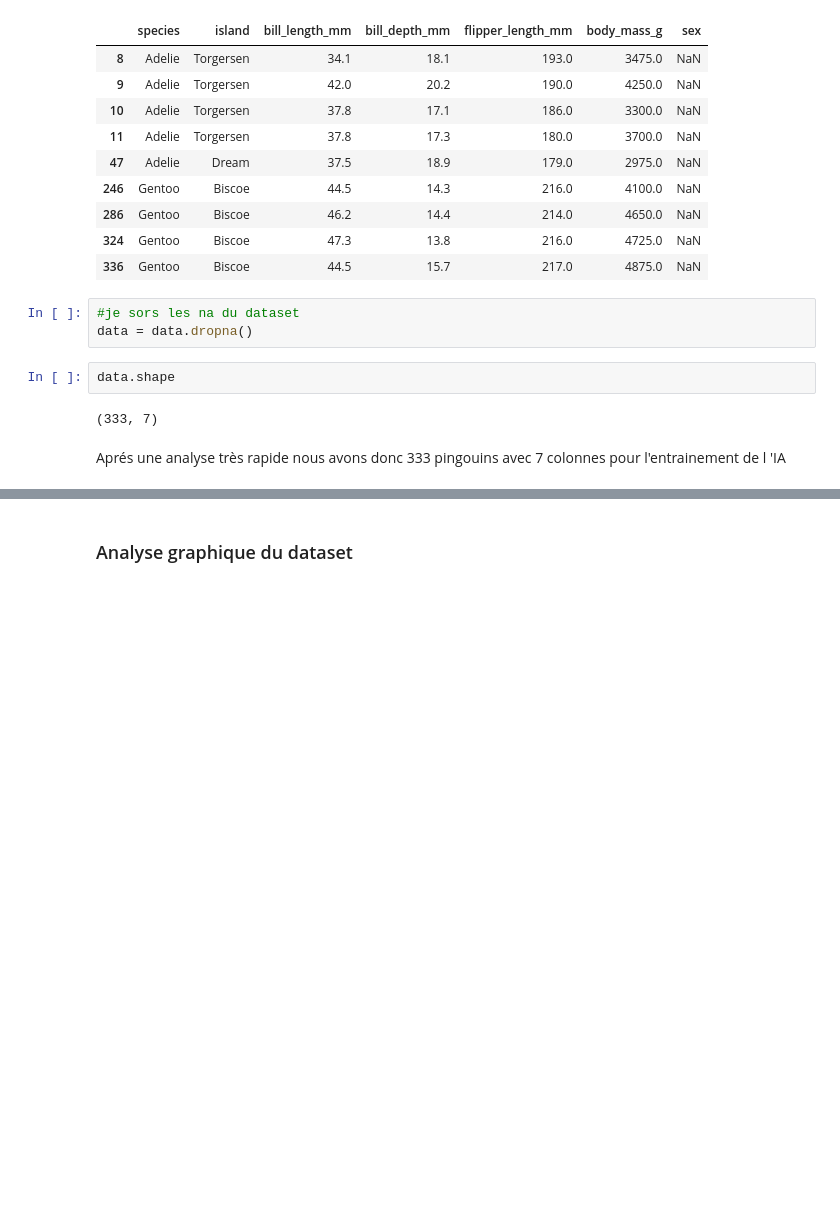
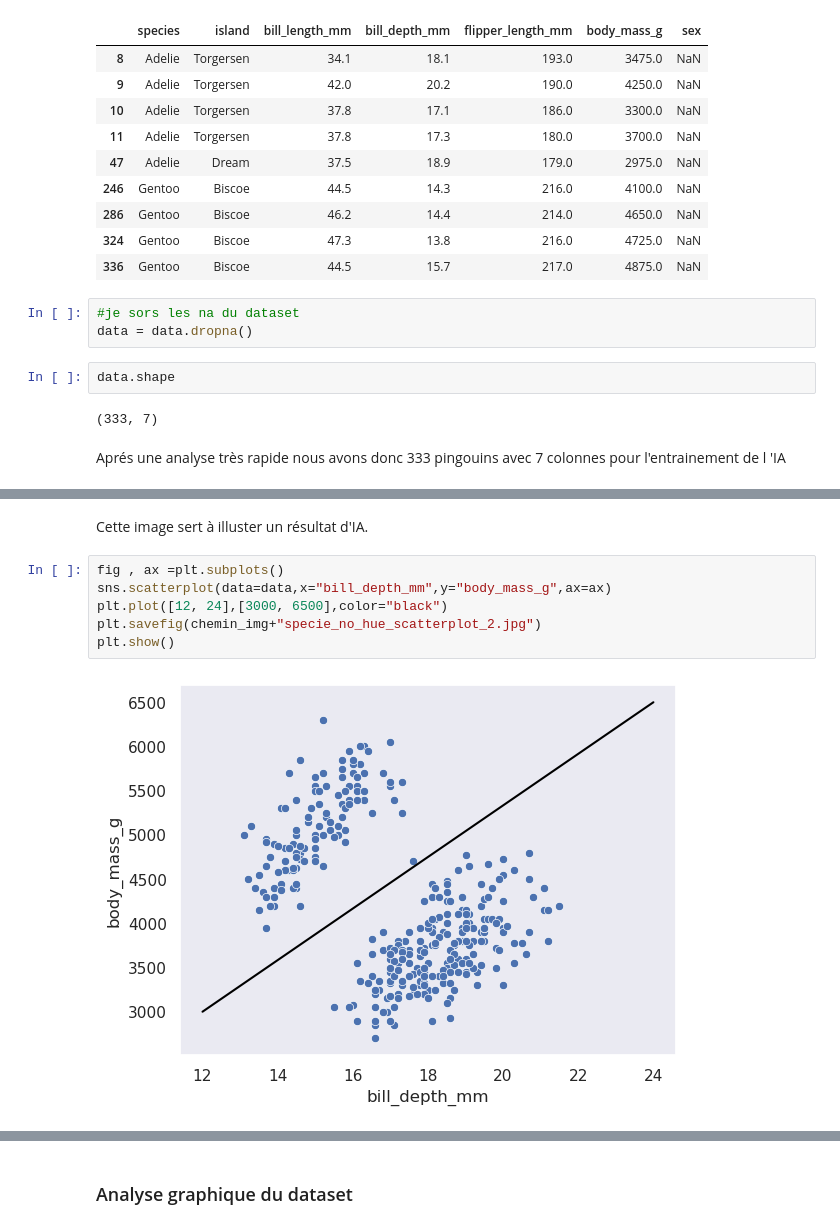
Before and after one commit to barrmath/web_pingouin, a Jupyter notebook: Passion_Pingouins.ipynb, the cells around one changed output, grey strips where cells are left out. Saved outputs shown, nothing was run; the diff lists cells and outputs as text; blank space fills up the shorter version.

```diff
--- a/Passion_Pingouins.ipynb
+++ b/Passion_Pingouins.ipynb
@@ -137,0 +154,10 @@ Aprés une analyse très rapide nous avons donc 333 pingouins avec 7 colonnes po
+# %% [markdown]
+Cette image sert à illuster un résultat d'IA.
+# %%
+fig , ax =plt.subplots()
+sns.scatterplot(data=data,x="bill_depth_mm",y="body_mass_g",ax=ax)
+plt.plot([12, 24],[3000, 6500],color="black")
+plt.savefig(chemin_img+"specie_no_hue_scatterplot_2.jpg")
+plt.show()
+# %% [output]
+[figure, added]
```
Also changed, not shown: parts of 20 cells of this notebook, 17 other files.
